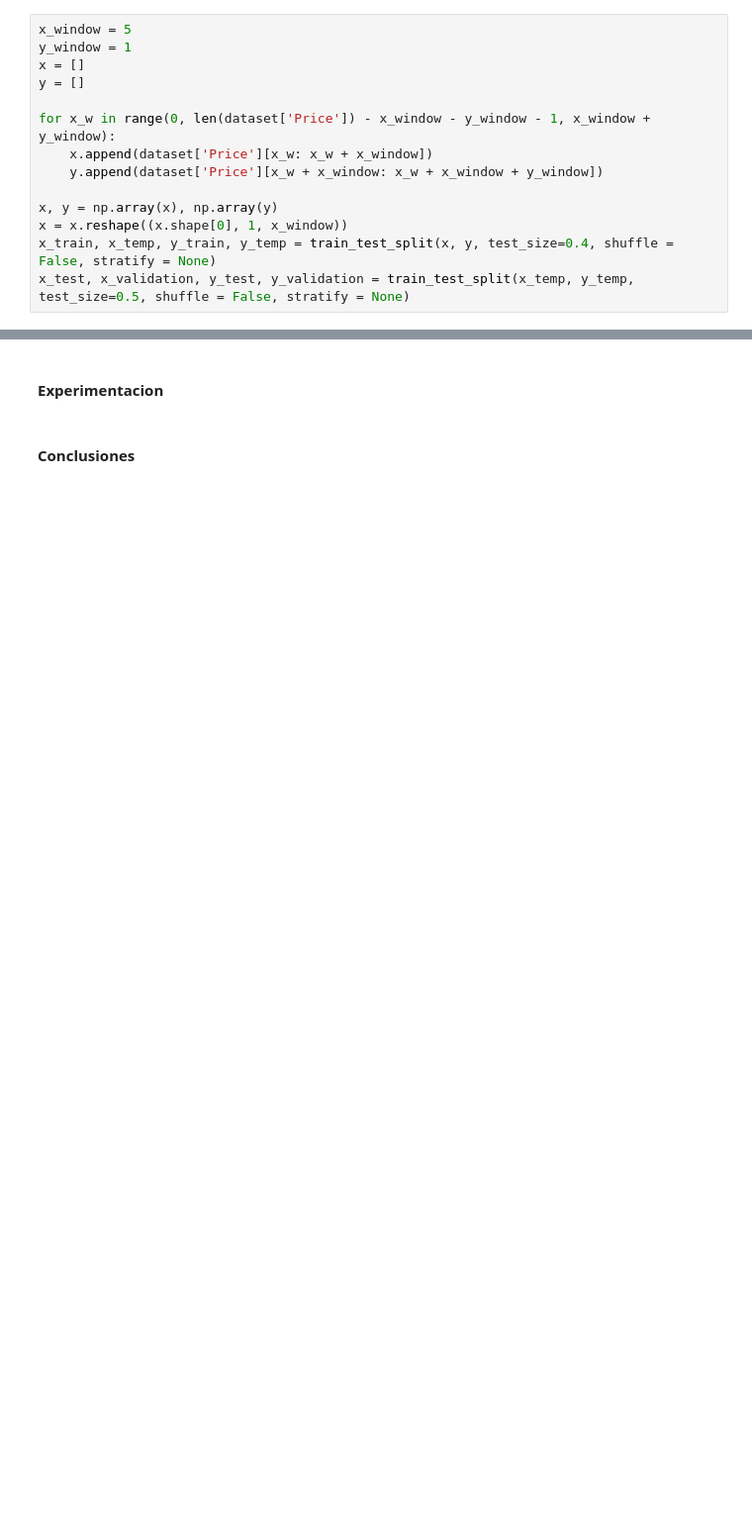
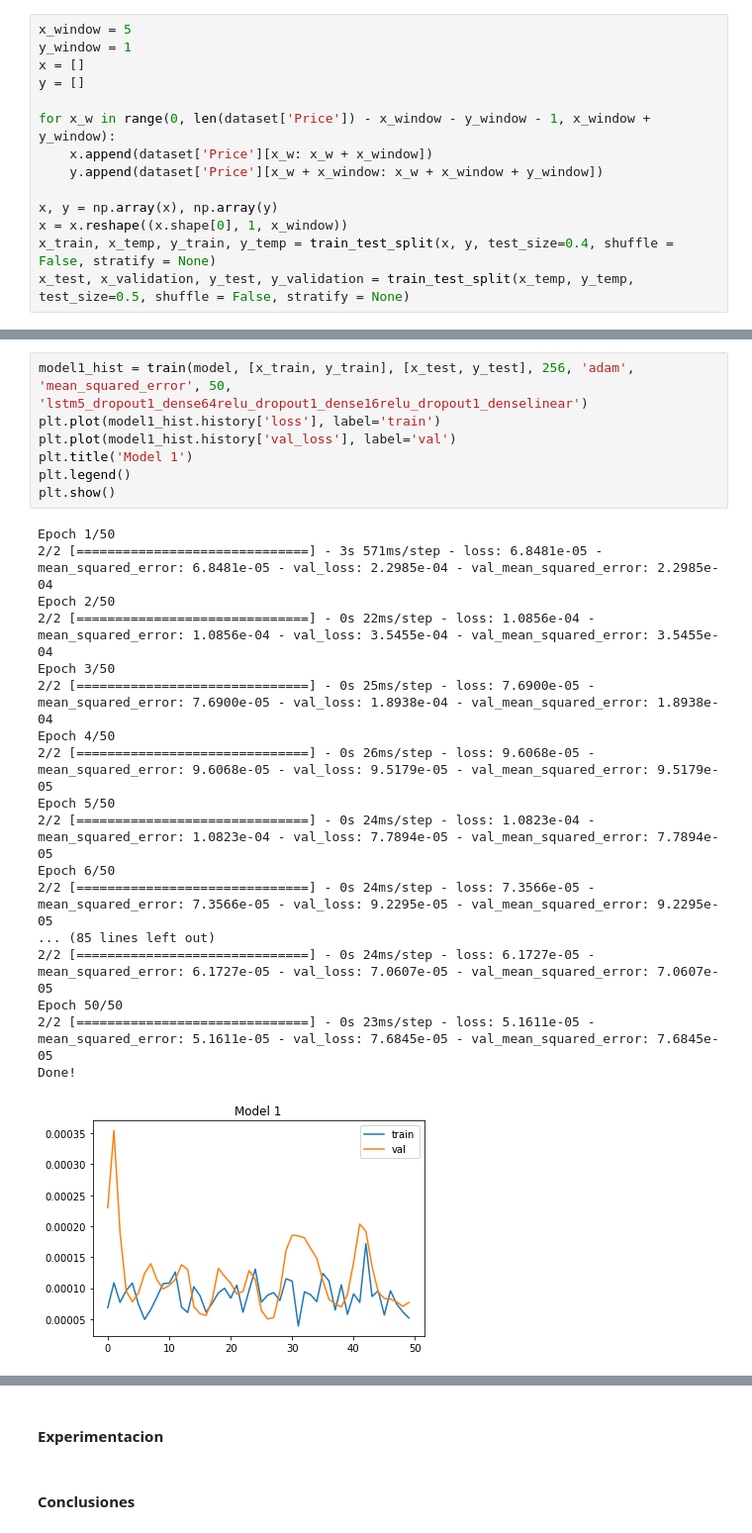
Before and after one commit to ricardojmv85/StatisticalLearningII, a Jupyter notebook: proyecto_final/Proyecto Final.ipynb, the cells around one changed output, grey strips where cells are left out. Shown: that part at 99% size. Saved outputs shown, nothing was run; the diff lists cells and outputs as text; blank space fills up the shorter version.

```diff
--- a/proyecto_final/Proyecto Final.ipynb
+++ b/proyecto_final/Proyecto Final.ipynb
@@ -778,0 +831,26 @@ plt.show()
+# %%
+model1_hist = train(model, [x_train, y_train], [x_test, y_test], 256, 'adam', 'mean_squared_error', 50, 'lstm5_dropout1_dense64relu_dropout1_dense16relu_dropout1_denselinear')
+plt.plot(model1_hist.history['loss'], label='train')
+plt.plot(model1_hist.history['val_loss'], label='val')
+plt.title('Model 1')
+plt.legend()
+plt.show()
+# %% [output]
+Epoch 1/50
+2/2 [==============================] - 3s 571ms/step - loss: 6.8481e-05 - mean_squared_error: 6.8481e-05 - val_loss: 2.2985e-04 - val_mean_squared_error: 2.2985e-04
+Epoch 2/50
+2/2 [==============================] - 0s 22ms/step - loss: 1.0856e-04 - mean_squared_error: 1.0856e-04 - val_loss: 3.5455e-04 - val_mean_squared_error: 3.5455e-04
+Epoch 3/50
+2/2 [==============================] - 0s 25ms/step - loss: 7.6900e-05 - mean_squared_error: 7.6900e-05 - val_loss: 1.8938e-04 - val_mean_squared_error: 1.8938e-04
+Epoch 4/50
+2/2 [==============================] - 0s 26ms/step - loss: 9.6068e-05 - mean_squared_error: 9.6068e-05 - val_loss: 9.5179e-05 - val_mean_squared_error: 9.5179e-05
+Epoch 5/50
+2/2 [==============================] - 0s 24ms/step - loss: 1.0823e-04 - mean_squared_error: 1.0823e-04 - val_loss: 7.7894e-05 - val_mean_squared_error: 7.7894e-05
+Epoch 6/50
+2/2 [==============================] - 0s 24ms/step - loss: 7.3566e-05 - mean_squared_error: 7.3566e-05 - val_loss: 9.2295e-05 - val_mean_squared_error: 9.2295e-05
+... (85 lines left out)
+2/2 [==============================] - 0s 24ms/step - loss: 6.1727e-05 - mean_squared_error: 6.1727e-05 - val_loss: 7.0607e-05 - val_mean_squared_error: 7.0607e-05
+Epoch 50/50
+2/2 [==============================] - 0s 23ms/step - loss: 5.1611e-05 - mean_squared_error: 5.1611e-05 - val_loss: 7.6845e-05 - val_mean_squared_error: 7.6845e-05
+Done!
+[figure, added]
```
Also changed, not shown: parts of 17 cells of this notebook, 11 other files.
